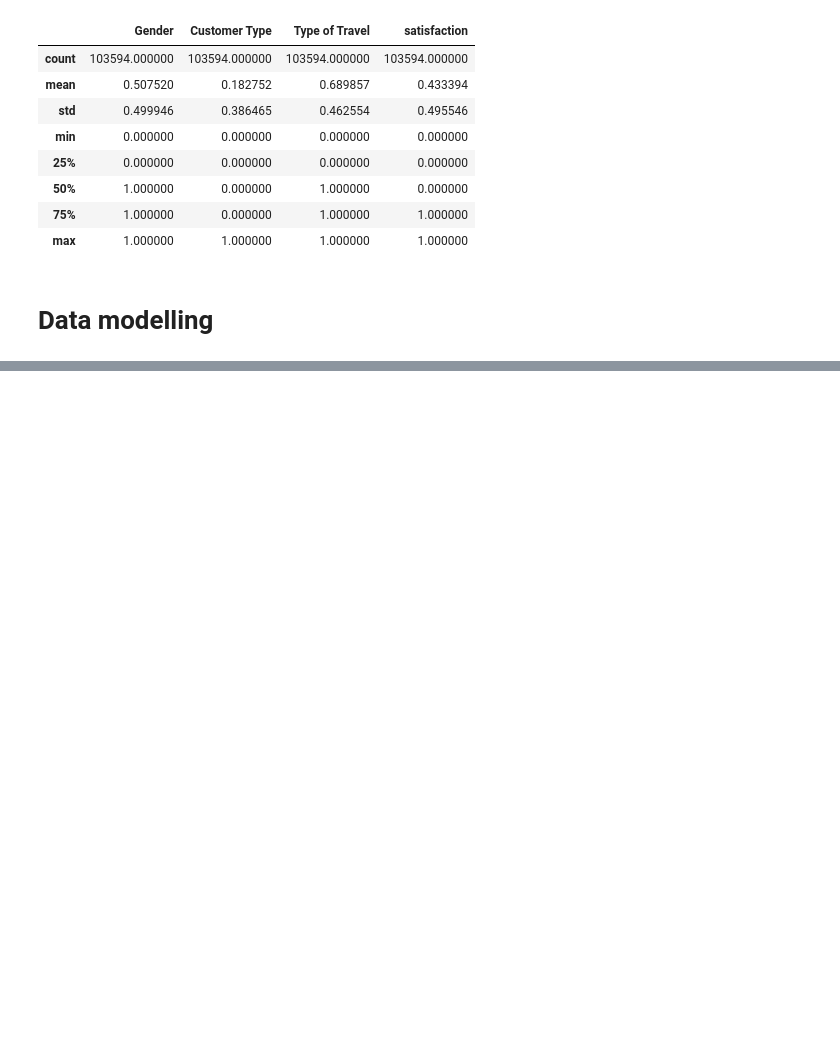
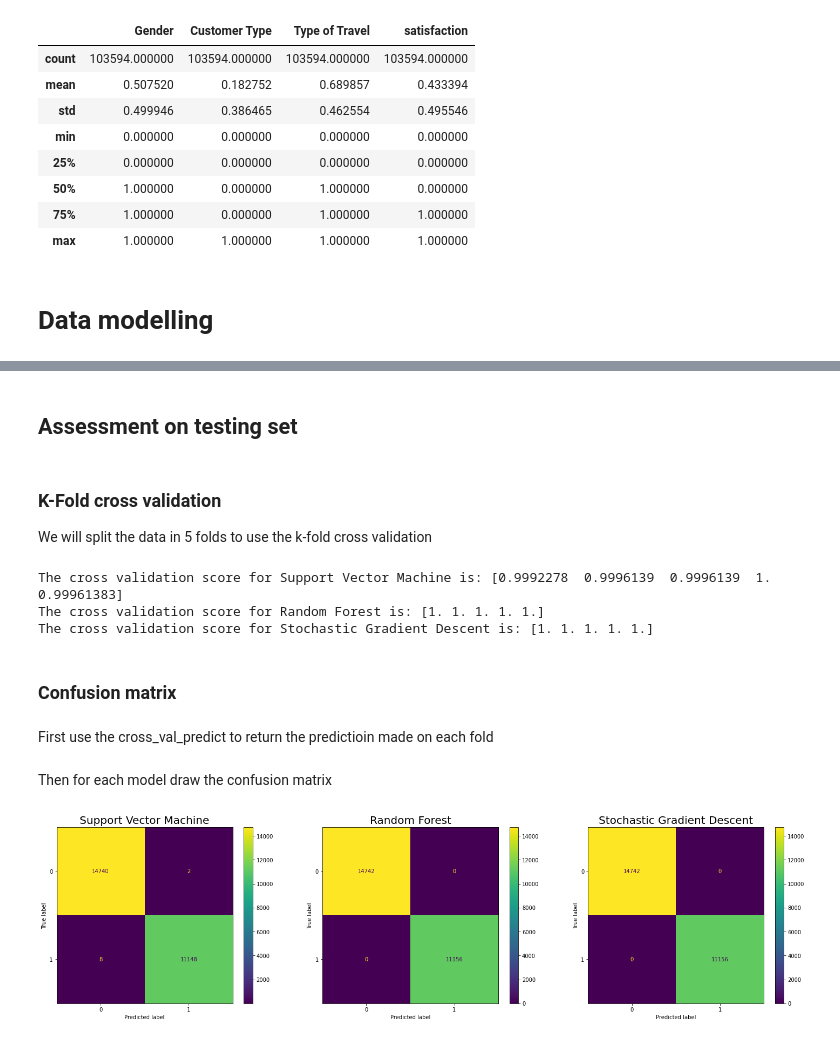
Before and after one commit to qbootstud5/Assignment_3, a Jupyter notebook: notebook.ipynb, the cells around one changed output, grey strips where cells are left out. Cells and saved outputs as stored; diff of their text form; code cells hidden in the pictures; blank space fills up the shorter version.

```diff
--- a/notebook.ipynb
+++ b/notebook.ipynb
@@ -308,0 +427,34 @@ data[binary_columns].describe()
+# %% [markdown]
+## Assessment on testing set
+# %% [markdown]
+### K-Fold cross validation
+We will split the data in 5  folds to use the k-fold cross validation
+# %%
+folds_number: int = 5
+
+for key, value in models_dict.items():
+    print(f"The cross validation score for {key} is: {cross_val_score(value, data_test, target_test, cv=folds_number)}")
+# %% [output]
+The cross validation score for Support Vector Machine is: [0.9992278  0.9996139  0.9996139  1.         0.99961383]
+The cross validation score for Random Forest is: [1. 1. 1. 1. 1.]
+The cross validation score for Stochastic Gradient Descent is: [1. 1. 1. 1. 1.]
+# %% [markdown]
+### Confusion matrix
+# %% [markdown]
+First use the cross_val_predict to return the predictioin made on each fold
+# %%
+target_test_prediction_dict: dict = {k: cross_val_predict(v, data_test, target_test, cv=folds_number) for k, v in models_dict.items()}
+# %% [markdown]
+Then for each model draw the confusion matrix
+# %%
+confusion_matrix_dict: dict = {k: confusion_matrix(target_test, v) for k, v in target_test_prediction_dict.items()}
+# %%
+# Draw the confusion matrix:
+fig, axs = plt.subplots(1,3, figsize = (25,6))
+
+for i, key in enumerate(confusion_matrix_dict.keys()):
+    disp = ConfusionMatrixDisplay(confusion_matrix = confusion_matrix_dict[key])
+    axs[i].set_title(key, fontsize = 20)
+    disp.plot(ax=axs[i])
+# %% [output]
+[figure, added]
```
Also changed, not shown: parts of 53 cells of this notebook.
